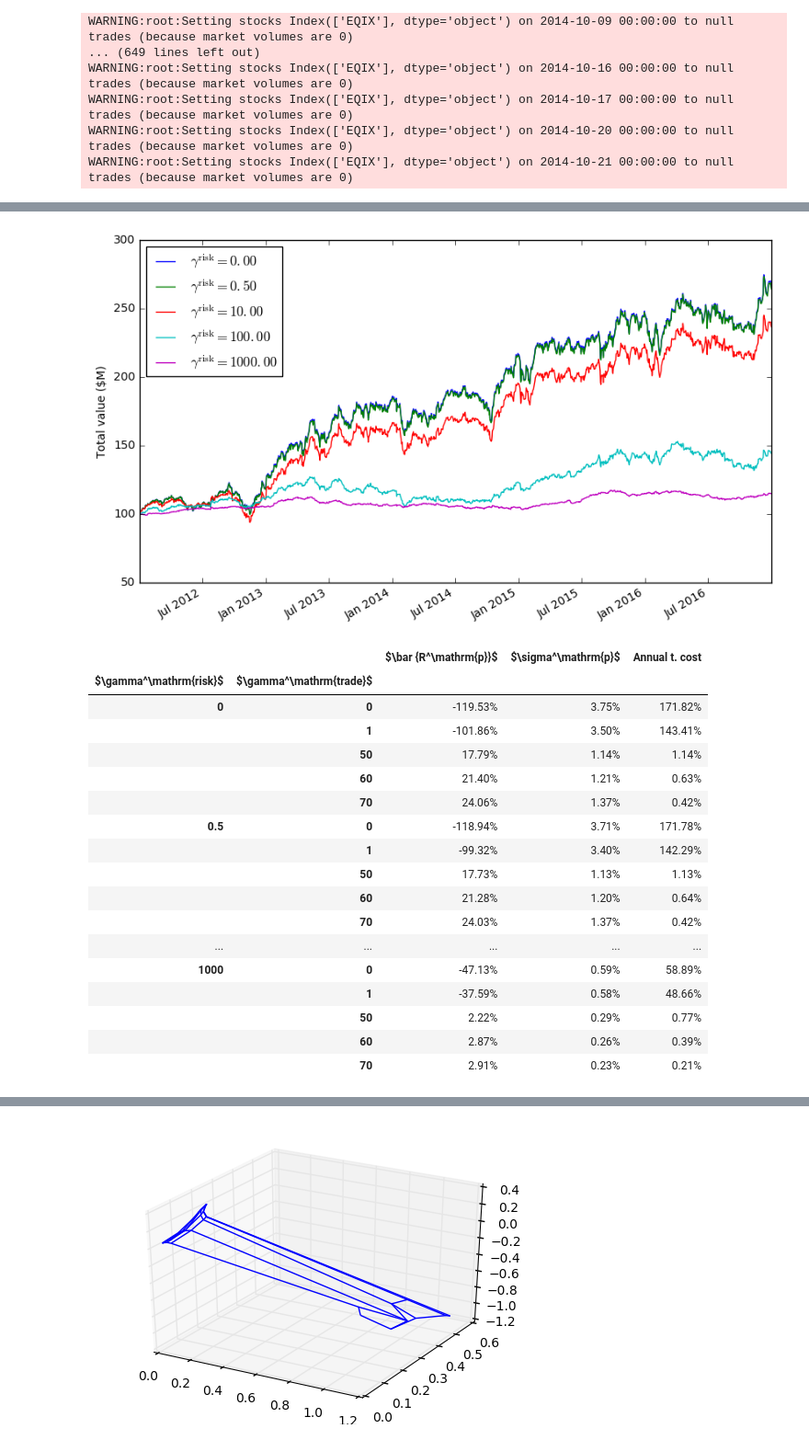
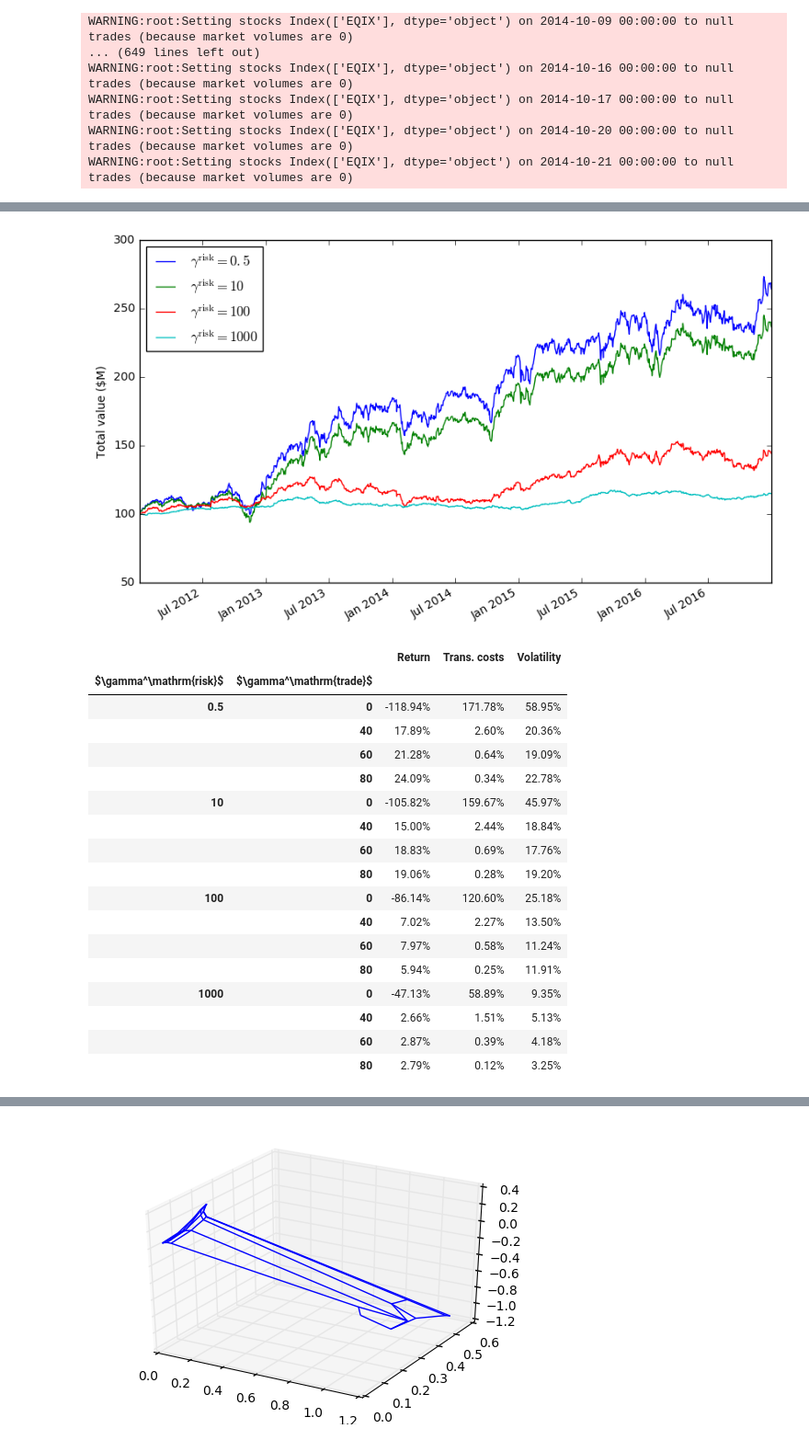
Before and after one commit to cvxgrp/cvxportfolio, a Jupyter notebook: SinglePeriodOptimizationExample.ipynb, the cells around one changed output, grey strips where cells are left out. Shown at 92% size. Drawn from its saved outputs; the diff is of its cells as text; code cells hidden in the pictures.

```diff
--- a/SinglePeriodOptimizationExample.ipynb
+++ b/SinglePeriodOptimizationExample.ipynb
@@ -140,27 +138,27 @@ plt.savefig(plotdir+'spo_riskrewardfrontier_bad.png')
 # %%
 gamma_tcost=60.
 plt.figure(figsize=(10,6))
 
-[(results[(i, gamma_tcost)].v/1E6).plot(label='$\gamma^\mathrm{risk} = %.2f$'%i) for i in gamma_risks]
-plt.legend(loc='upper right' if i==0 else 'upper left')
+[(results[(i, gamma_tcost)].v/1E6).plot(label='$\gamma^\mathrm{risk} = %g$'%i) for i in gamma_risks]
+plt.legend(loc='upper left')# if i==0 else 'upper left')
 plt.ylabel('Total value (\$M)')
 plt.savefig(plotdir+'spo_valueintime.png')
 # %% [output]
-[figure, old version]
+[figure, new version]
 # %%
-result_df_used= result_df[[0.,1.,50.,60.,70.]]
+result_df_used= result_df#[[0.,1.,50.,60.,70.]]
 
 avg_daily_return=lambda res: "%.2f%%"%(res.mean_return*100)
 avg_annual_tcost=lambda res: "%.2f%%"%((res.simulator_TcostModel.sum(1)/res.v).mean() *250*100)
-volatility=lambda x: "%.2f%%"%(x.returns.std()*100)
+volatility=lambda res: "%.2f%%"%(res.volatility*100)
 #time=lambda x: x.simulation_time.mean() + x.policy_time.mean()
 #risk=lambda x: np.mean(np.sqrt(x.policy_FactorModelSigma))*10000
 #growth_rate=lambda x: np.mean(np.log(1+x.returns))*10000
 
 
-table=pd.Panel({r'$\bar {R^\mathrm{p}}$':result_df_used.applymap(avg_daily_return),
-          r'Annual t. cost':result_df_used.applymap(avg_annual_tcost),
-          r'$\sigma^\mathrm{p}$':result_df_used.applymap(volatility),
+table=pd.Panel({r'Return':result_df_used.applymap(avg_daily_return),
+          r'Trans. costs':result_df_used.applymap(avg_annual_tcost),
+          r'Volatility':result_df_used.applymap(volatility),
         # r'$SR$':result_df.applymap(lambda x: x.sharpe_ratio),
           #      r'$\displaystyle\frac{\sum_t \sqrt{\psi_t (w_t + z_t)}}{T}$':result_df.applymap(risk),
          #       r'$\displaystyle\frac{\sum_t \log (1 + R^\text{p}_t)}{T}$':result_df.applymap(growth_rate),
@@ -193,24 +191,24 @@ table=table.set_index(table.index.set_levels([["%g"%i for i in table.index.level
 
 table
 # %% [output]
-|  |  | $\bar {R^\mathrm{p}}$ | $\sigma^\mathrm{p}$ | Annual t. cost |
+|  |  | Return | Trans. costs | Volatility |
 | $\gamma^\mathrm{risk}$ | $\gamma^\mathrm{trade}$ |  |  |  |
-| 0 | 0 | -119.53% | 3.75% | 171.82% |
-|  | 1 | -101.86% | 3.50% | 143.41% |
-|  | 50 | 17.79% | 1.14% | 1.14% |
-|  | 60 | 21.40% | 1.21% | 0.63% |
-|  | 70 | 24.06% | 1.37% | 0.42% |
-| 0.5 | 0 | -118.94% | 3.71% | 171.78% |
-|  | 1 | -99.32% | 3.40% | 142.29% |
-|  | 50 | 17.73% | 1.13% | 1.13% |
-|  | 60 | 21.28% | 1.20% | 0.64% |
-|  | 70 | 24.03% | 1.37% | 0.42% |
-| ... | ... | ... | ... | ... |
-| 1000 | 0 | -47.13% | 0.59% | 58.89% |
-|  | 1 | -37.59% | 0.58% | 48.66% |
-|  | 50 | 2.22% | 0.29% | 0.77% |
-|  | 60 | 2.87% | 0.26% | 0.39% |
-|  | 70 | 2.91% | 0.23% | 0.21% |
+| 0.5 | 0 | -118.94% | 171.78% | 58.95% |
+|  | 40 | 17.89% | 2.60% | 20.36% |
+|  | 60 | 21.28% | 0.64% | 19.09% |
+|  | 80 | 24.09% | 0.34% | 22.78% |
+| 10 | 0 | -105.82% | 159.67% | 45.97% |
+|  | 40 | 15.00% | 2.44% | 18.84% |
+|  | 60 | 18.83% | 0.69% | 17.76% |
+|  | 80 | 19.06% | 0.28% | 19.20% |
+| 100 | 0 | -86.14% | 120.60% | 25.18% |
+|  | 40 | 7.02% | 2.27% | 13.50% |
+|  | 60 | 7.97% | 0.58% | 11.24% |
+|  | 80 | 5.94% | 0.25% | 11.91% |
+| 1000 | 0 | -47.13% | 58.89% | 9.35% |
+|  | 40 | 2.66% | 1.51% | 5.13% |
+|  | 60 | 2.87% | 0.39% | 4.18% |
+|  | 80 | 2.79% | 0.12% | 3.25% |
 # %%
 print(table.to_latex(escape=False).replace('%','\%'))
 # %% [output]
```
Also changed, not shown: parts of 10 cells of this notebook, 1 other file.
